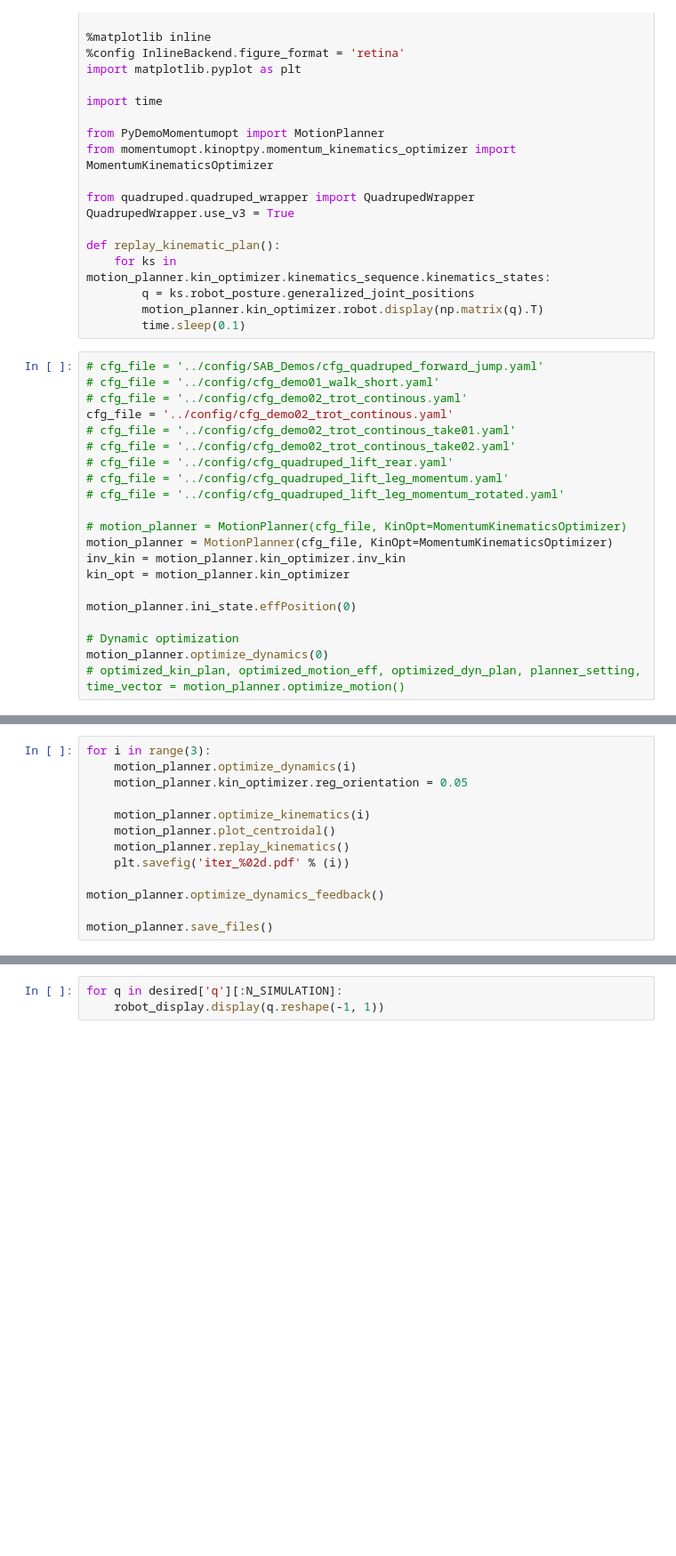
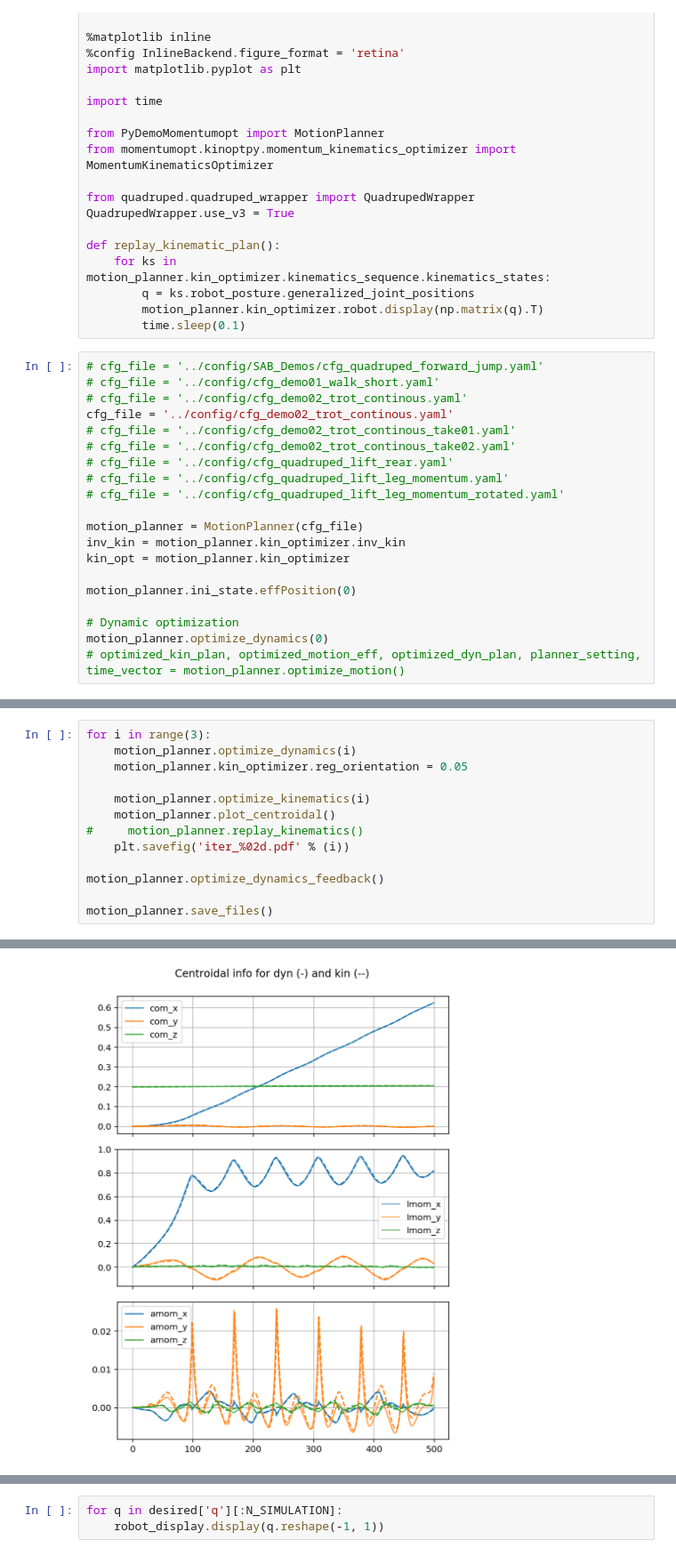
Before and after one commit to machines-in-motion/kino_dynamic_opt, a Jupyter notebook: momentumopt/demos/new_invkin.ipynb, the cells around one changed output, grey strips where cells are left out. Shown at 89% size. Saved outputs shown, nothing was run; the diff lists cells and outputs as text; blank space fills up the shorter version.

```diff
--- a/momentumopt/demos/new_invkin.ipynb
+++ b/momentumopt/demos/new_invkin.ipynb
@@ -32,8 +32,7 @@ cfg_file = '../config/cfg_demo02_trot_continous.yaml'
 # cfg_file = '../config/cfg_quadruped_lift_leg_momentum.yaml'
 # cfg_file = '../config/cfg_quadruped_lift_leg_momentum_rotated.yaml'
 
-# motion_planner = MotionPlanner(cfg_file, KinOpt=MomentumKinematicsOptimizer)
-motion_planner = MotionPlanner(cfg_file, KinOpt=MomentumKinematicsOptimizer)
+motion_planner = MotionPlanner(cfg_file)
 inv_kin = motion_planner.kin_optimizer.inv_kin
 kin_opt = motion_planner.kin_optimizer
 
@@ -65,9 +75,10 @@ for i in range(3):
 
     motion_planner.optimize_kinematics(i)
     motion_planner.plot_centroidal()
-    motion_planner.replay_kinematics()
+#     motion_planner.replay_kinematics()
     plt.savefig('iter_%02d.pdf' % (i))
 
 motion_planner.optimize_dynamics_feedback()
 
 motion_planner.save_files()
+# %% [output]
@@ -73,0 +89 @@ motion_planner.save_files()
+[figure, added]
```
Also changed, not shown: parts of 3 cells of this notebook, 16 other files.
